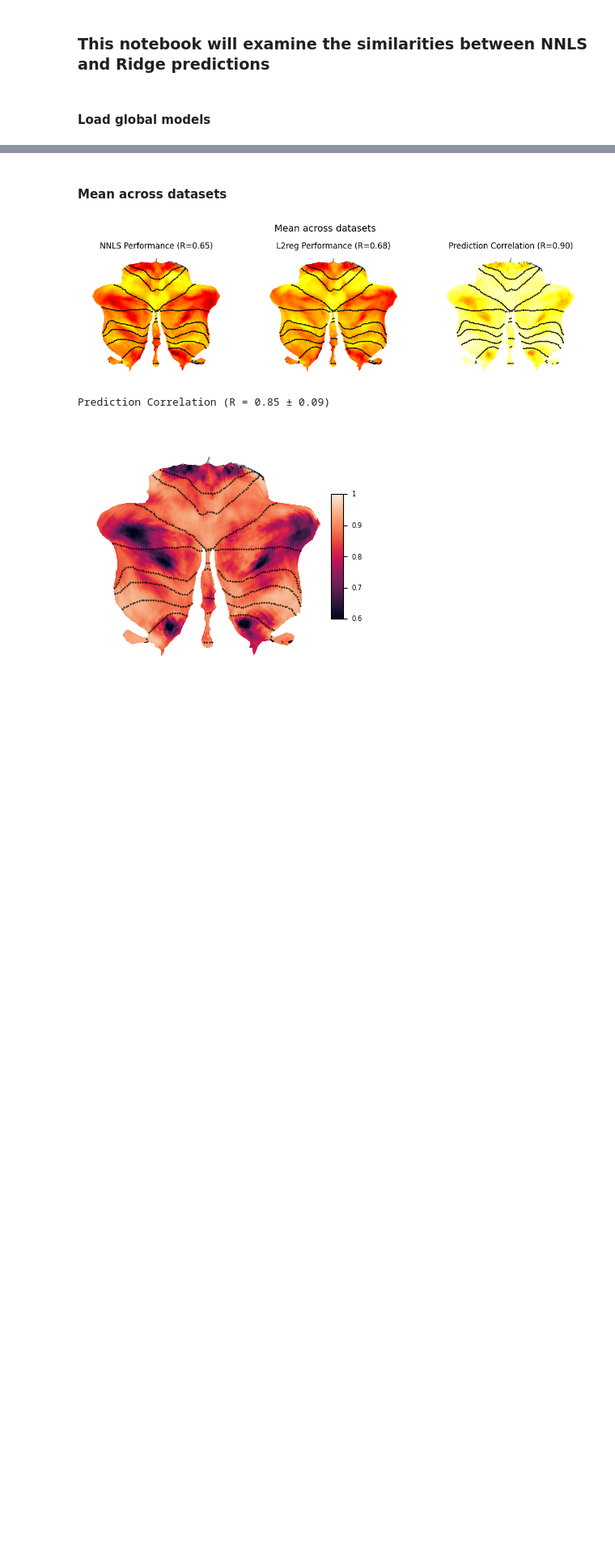
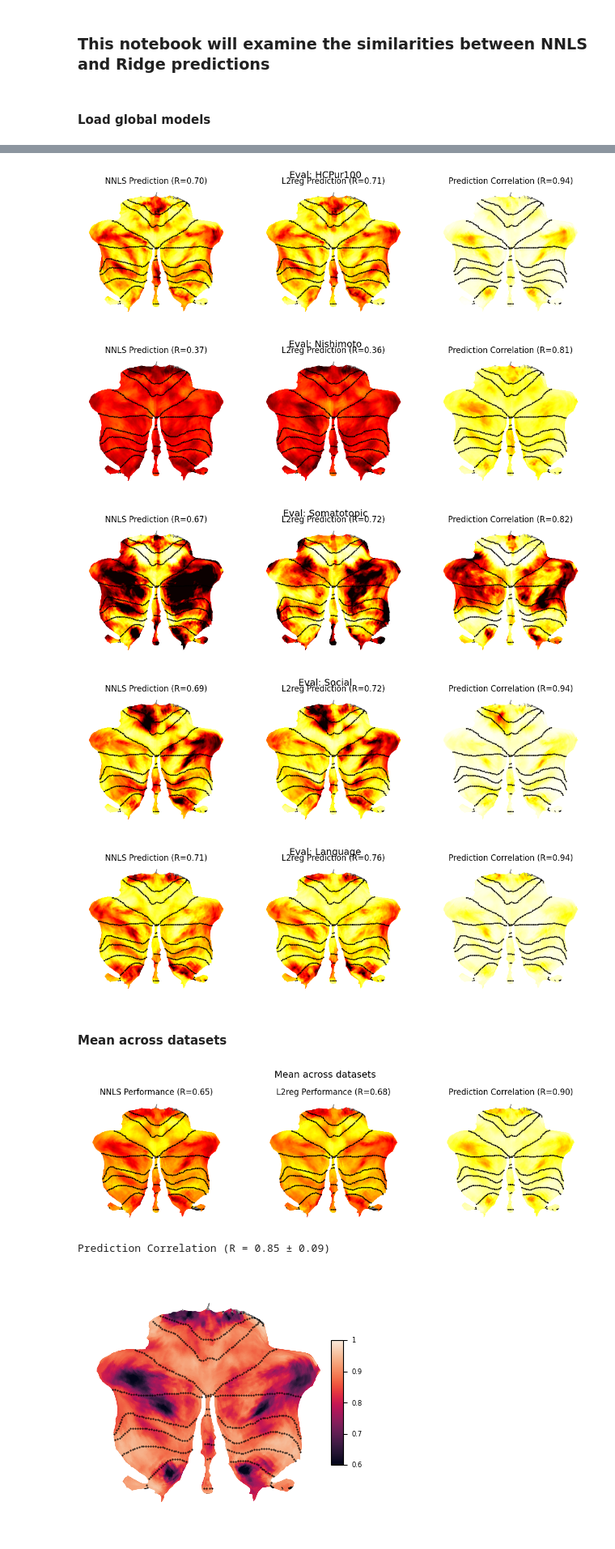
Before and after one commit to DiedrichsenLab/cortico_cereb_connectivity, a Jupyter notebook: notebooks/9. Method_comparison/prediction_similarity.ipynb, the cells around one changed output, grey strips where cells are left out. Shown at 81% size. Cells and saved outputs as stored; diff of their text form; code cells hidden in the pictures; blank space fills up the shorter version.

Commit message:
update figures

```diff
--- a/notebooks/9. Method_comparison/prediction_similarity.ipynb
+++ b/notebooks/9. Method_comparison/prediction_similarity.ipynb
@@ -10,5 +10,11 @@ import cortico_cereb_connectivity.globals as gl
 import cortico_cereb_connectivity.summarize as ccs
 import cortico_cereb_connectivity.evaluation as ev
 import Functional_Fusion.atlas_map as am
+# %%
+def calc_corr(A, B):
+    A = A - A.mean(axis=0, keepdims=True)
+    B = B - B.mean(axis=0, keepdims=True)
+    R, R_vox = ev.calculate_R(A, B)
+    return R, R_vox
 # %% [markdown]
 #### Load global models
@@ -86,0 +21,62 @@ KeyboardInterrupt:
+# %%
+atlas, _ = am.get_atlas('MNISymC3')
+
+train_ds_list = gl.get_ldo_names()
+train_ses_list = gl.sessions
+eval_ds_list = gl.datasets
+
+ext1 = "sc_A1_global"
+ext2 = "sc_A4_global"
+
+R_NNLS_list = []
+R_L2reg_list = []
+R_vox_NNLS_list = []
+R_vox_L2reg_list = []
+R_pred_list = []
+R_vox_pred_list = []
+
+for t, (traindata, trainsession) in enumerate(zip(train_ds_list, train_ses_list)):
+    # load model
+    model_NNLS, _ = ccs.get_model(traindata, 'Icosahedron1002', 'NNLS', ext1, cerebellum_atlas="MNISymC3")
+    model_L2reg, _ = ccs.get_model(traindata, 'Icosahedron1002', 'L2reg', ext2, cerebellum_atlas="MNISymC3")
+
+    # load data
+    X = nb.load(f'{gl.conn_dir}/maps/{eval_ds_list[t]}_{trainsession}_data_cortex.pscalar.nii').get_fdata()
+    Y = nb.load(f'{gl.conn_dir}/maps/{eval_ds_list[t]}_{trainsession}_data_cerebellum.dscalar.nii').get_fdata()
+
+    # make predictions
+    Y_pred_NNLS = model_NNLS.predict(X)
+    Y_pred_L2reg = model_L2reg.predict(X)
+
+    # prediction corr
+    R_pred, R_vox_pred = calc_corr(Y_pred_L2reg, Y_pred_NNLS)
+    R_vox_pred_data = suit.vol_to_surf(atlas.data_to_nifti(R_vox_pred), space='MNISymC')
+
+    # calculate R
+    R_NNLS, R_vox_NNLS = ev.calculate_R(Y, Y_pred_NNLS)
+    R_vox_NNLS_data = suit.vol_to_surf(atlas.data_to_nifti(R_vox_NNLS), space='MNISymC')
+    R_L2reg, R_vox_L2reg = ev.calculate_R(Y, Y_pred_L2reg)
+    R_vox_L2reg_data = suit.vol_to_surf(atlas.data_to_nifti(R_vox_L2reg), space='MNISymC')
+
+    # add to list
+    R_NNLS_list.append(R_NNLS)
+    R_L2reg_list.append(R_L2reg)
+    R_vox_NNLS_list.append(R_vox_NNLS)
+    R_vox_L2reg_list.append(R_vox_L2reg)
+    R_pred_list.append(R_pred)
+    R_vox_pred_list.append(R_vox_pred)
+
+    # plot
+    plt.subplots(1, 3, figsize=(13.5, 3.5))
+    plt.suptitle(f'Eval: {eval_ds_list[t]}', fontsize=14)
+    plt.subplot(1, 3, 1)
+    suit.flatmap.plot(R_vox_NNLS_data, cmap='hot', new_figure=False, cscale=[0, 1])
+    plt.title(f'NNLS Prediction (R={R_NNLS:.2f})')
+    plt.subplot(1, 3, 2)
+    suit.flatmap.plot(R_vox_L2reg_data, cmap='hot', new_figure=False, cscale=[0, 1])
+    plt.title(f'L2reg Prediction (R={R_L2reg:.2f})')
+    plt.subplot(1, 3, 3)
+    suit.flatmap.plot(R_vox_pred_data, cmap='hot', new_figure=False, cscale=[0, 1])
+    plt.title(f'Prediction Correlation (R={R_pred:.2f})')
+    plt.show()
+# %% [output]
@@ -87,3 +87,8 @@ KeyboardInterrupt:
+[figure, added]
+[figure, added]
+[figure, added]
+[figure, added]
+[figure, added]
 # %% [markdown]
 #### Mean across datasets
 # %%
```
Also changed, not shown: parts of 5 cells of this notebook, 2 other files.
